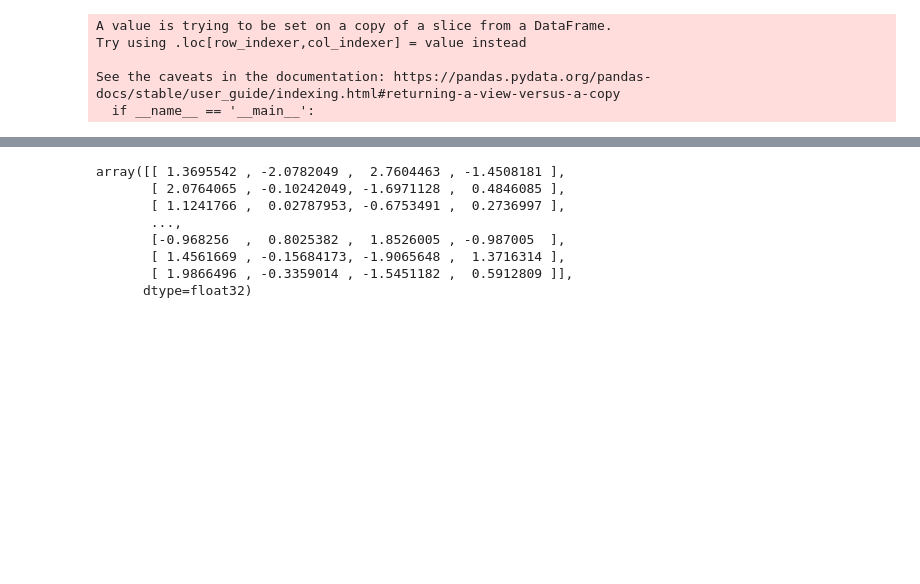
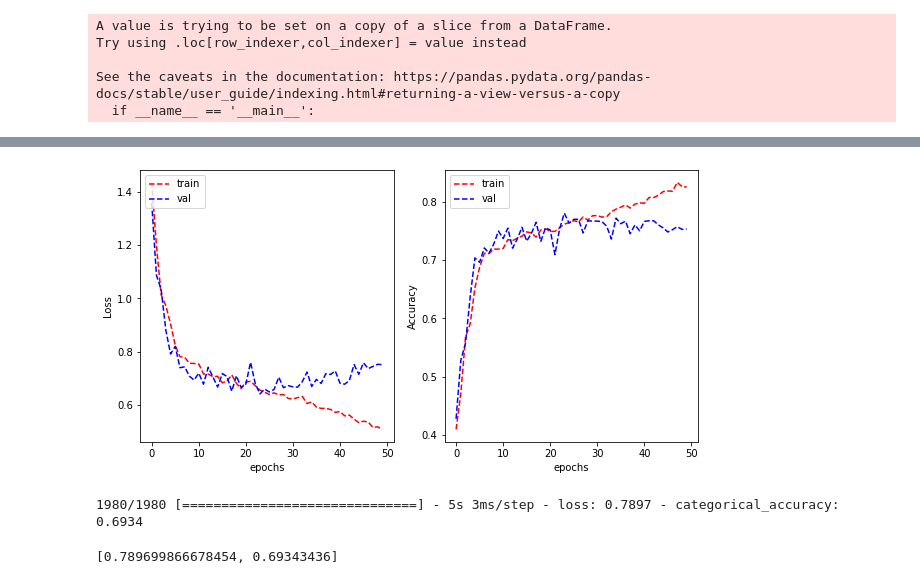
Before and after one commit to Iyer-Vijay/Image-Classification-Nuclei-Cancer-Cell, a Jupyter notebook: Assignment2.ipynb, the cells around one changed output, grey strips where cells are left out. Drawn from its saved outputs; the diff is of its cells as text; code cells hidden in the pictures; blank space fills up the shorter version.

```diff
--- a/Assignment2.ipynb
+++ b/Assignment2.ipynb
@@ -272,11 +319,47 @@ for x,y in test_generator:
+# %%
+reg_lambda = 0.001
+
+model_VGG_2 = tf.keras.Sequential([
+    #VGG block 1
+    tf.keras.layers.Conv2D(27, (3, 3), activation='relu', padding='same',
+                           kernel_regularizer=tf.keras.regularizers.l2(reg_lambda), input_shape=(27, 27, 3)),
+    tf.keras.layers.Conv2D(27, (3, 3), activation='relu', padding='same',
+                           kernel_regularizer=tf.keras.regularizers.l2(reg_lambda)),
+    tf.keras.layers.MaxPooling2D((2, 2)),
+
+    #VGG block 2
+    tf.keras.layers.Conv2D(64, (3, 3), activation='relu', padding='same',
+                           kernel_regularizer=tf.keras.regularizers.l2(reg_lambda)),
+    tf.keras.layers.Conv2D(64, (3, 3), activation='relu', padding='same',
+                           kernel_regularizer=tf.keras.regularizers.l2(reg_lambda)),
+    tf.keras.layers.MaxPooling2D((2, 2)),
+
+    #VGG block 3
+    tf.keras.layers.Conv2D(128, (3, 3), activation='relu', padding='same',
+                           kernel_regularizer=tf.keras.regularizers.l2(reg_lambda)),
+    tf.keras.layers.Conv2D(128, (3, 3), activation='relu', padding='same',
+                           kernel_regularizer=tf.keras.regularizers.l2(reg_lambda)),
+    tf.keras.layers.MaxPooling2D((2, 2)),
+
+    tf.keras.layers.Flatten(),
+    tf.keras.layers.Dense(128, activation='relu'),
+    tf.keras.layers.Dropout(.2),
+    tf.keras.layers.Dense(OUTPUT_CLASSES),
+])
+# %%
+model_VGG_2.compile(optimizer='adam',
+              loss=tf.keras.losses.CategoricalCrossentropy(from_logits=True),
+              metrics=['categorical_accuracy'])
+# %%
+history_VGG_2 = model_VGG_2.fit_generator(train_generator, validation_data = validation_generator, epochs=50, verbose=0)
+
+plot_learning_curve(history_VGG_2.history['loss'], history_VGG_2.history['val_loss'],
+                    history_VGG_2.history['categorical_accuracy'], history_VGG_2.history['val_categorical_accuracy'],
+                    metric_name='Accuracy')
+# %% [output]
+[figure, added]
 # %%
-model.predict_generator(test_generator)
+model.evaluate(test_generator)
 # %% [output]
-array([[ 1.3695542 , -2.0782049 ,  2.7604463 , -1.4508181 ],
-       [ 2.0764065 , -0.10242049, -1.6971128 ,  0.4846085 ],
-       [ 1.1241766 ,  0.02787953, -0.6753491 ,  0.2736997 ],
-       ...,
-       [-0.968256  ,  0.8025382 ,  1.8526005 , -0.987005  ],
-       [ 1.4561669 , -0.15684173, -1.9065648 ,  1.3716314 ],
-       [ 1.9866496 , -0.3359014 , -1.5451182 ,  0.5912809 ]],
-      dtype=float32)
+1980/1980 [==============================] - 5s 3ms/step - loss: 0.7897 - categorical_accuracy: 0.6934
+[0.789699866678454, 0.69343436]
```
Also changed, not shown: parts of 16 cells of this notebook.
